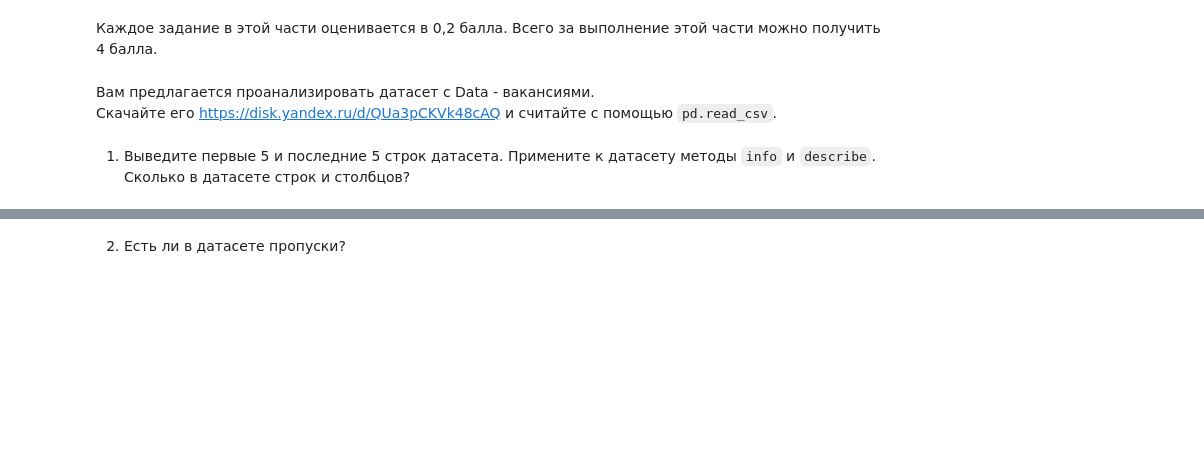
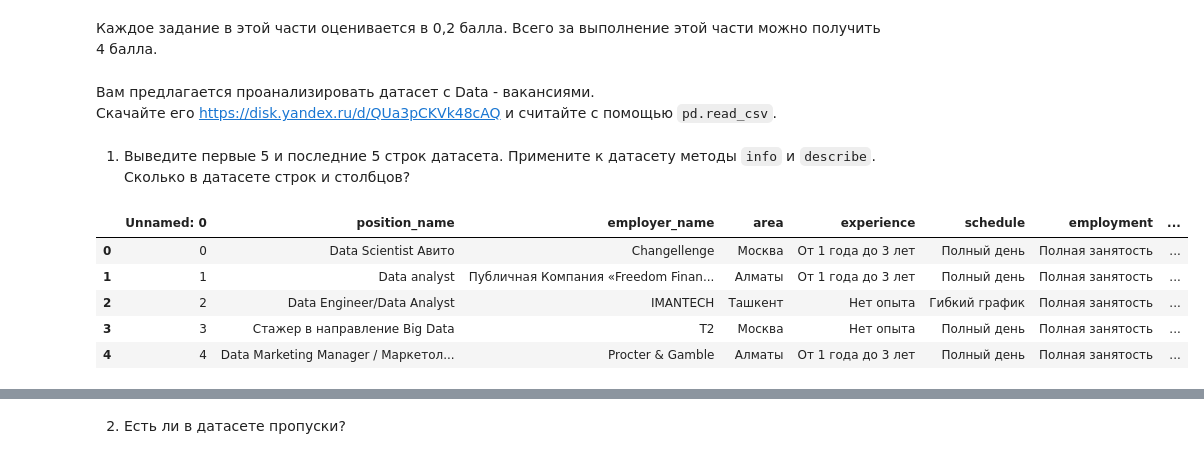
Before and after one commit to Sepulka-droid/Python_for_DE, a Jupyter notebook: task_03_EDA/3_Анализ_данных.ipynb, the cells around one changed output, grey strips where cells are left out. Cells and saved outputs as stored; diff of their text form; code cells hidden in the pictures; blank space fills up the shorter version.

```diff
--- a/task_03_EDA/3_Анализ_данных.ipynb
+++ b/task_03_EDA/3_Анализ_данных.ipynb
@@ -416,2 +587,4 @@ babies.head(10)
+# %%
+df = pd.read_csv("./vacancies.csv")
 # %% [markdown]
 1. Выведите первые 5 и последние 5 строк датасета. Примените к датасету методы `info` и `describe`. Сколько в датасете строк и столбцов?
@@ -419,0 +591,9 @@ babies.head(10)
+# %%
+df.head(5)
+# %% [output]
+|  | Unnamed: 0 | position_name | employer_name | area | experience | schedule | employment | ... |
+| 0 | 0 | Data Scientist Авито | Changellenge | Москва | От 1 года до 3 лет | Полный день | Полная занятость | ... |
+| 1 | 1 | Data analyst | Публичная Компания «Freedom Finan... | Алматы | От 1 года до 3 лет | Полный день | Полная занятость | ... |
+| 2 | 2 | Data Engineer/Data Analyst | IMANTECH | Ташкент | Нет опыта | Гибкий график | Полная занятость | ... |
+| 3 | 3 | Стажер в направление Big Data | T2 | Москва | Нет опыта | Полный день | Полная занятость | ... |
+| 4 | 4 | Data Marketing Manager / Маркетол... | Procter & Gamble | Алматы | От 1 года до 3 лет | Полный день | Полная занятость | ... |
```
Also changed, not shown: parts of 50 cells of this notebook, 1 other file.
